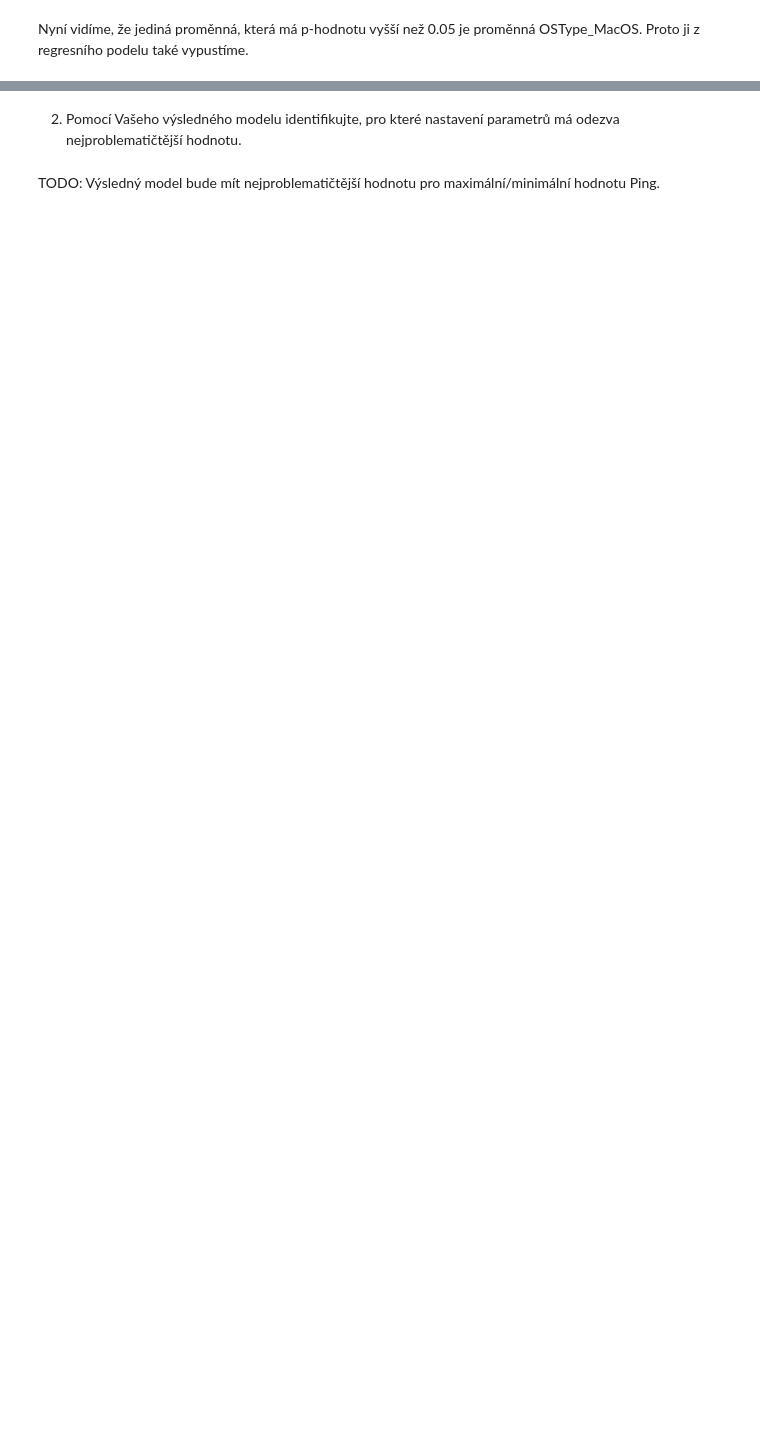
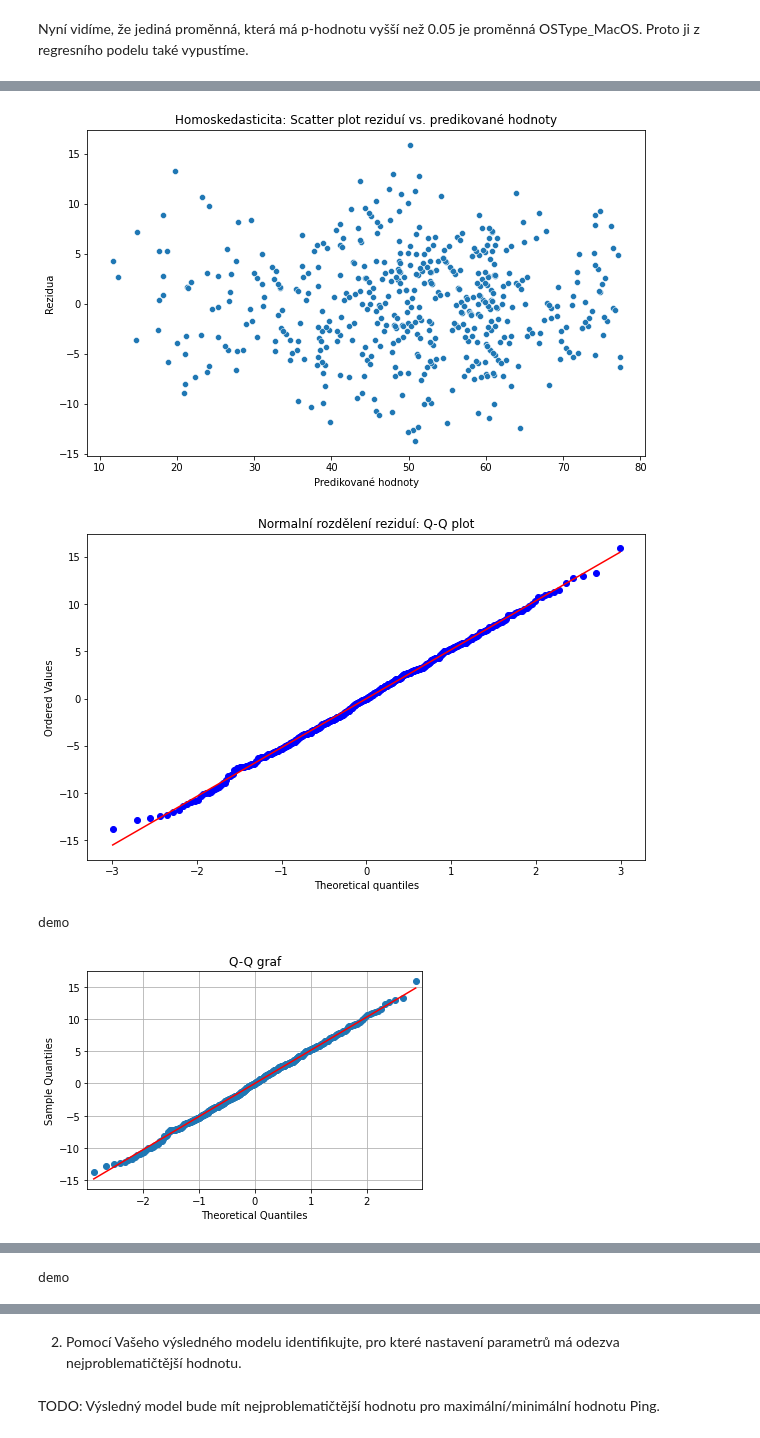
Before and after one commit to svobodovaLucie/MSP-project2, a Jupyter notebook: Svobodova_MSP_2-projekt.ipynb, the cells around one changed output, grey strips where cells are left out. Cells and saved outputs as stored; diff of their text form; code cells hidden in the pictures; blank space fills up the shorter version.

```diff
--- a/Svobodova_MSP_2-projekt.ipynb
+++ b/Svobodova_MSP_2-projekt.ipynb
@@ -560,0 +1038,66 @@ $Ping = 0.0099*ActiveUsers + 34.2568*InteractingPct + 7.3575*OSType\_Windows - 0
+# %%
+# Předpokládám, že máte již vytvořený model 'results'
+
+# Diagnostika reziduí
+residuals = results.resid
+
+# 1. Homoskedasticita
+plt.figure(figsize=(10, 6))
+sns.scatterplot(x=results.fittedvalues, y=residuals)
+plt.title('Homoskedasticita: Scatter plot reziduí vs. predikované hodnoty')
+plt.xlabel('Predikované hodnoty')
+plt.ylabel('Rezidua')
+plt.show()
+
+# 2. Normální rozdělení reziduí
+plt.figure(figsize=(10, 6))
+stats.probplot(residuals, plot=plt, fit=True)
+plt.title('Normalní rozdělení reziduí: Q-Q plot')
+plt.show()
+
+print("demo")
+qqplot(results.resid, line='s')
+plt.title('Q-Q graf')
+plt.grid(True)
+plt.show()
+
+# 3. Nezávislost reziduí
+plt.figure(figsize=(10, 6))
+plt.scatter(df.index, residuals, marker='o')
+plt.title('Nezávislost reziduí: Graf reziduí vs. pořadí pozorování')
+plt.xlabel('Pořadí pozorování')
+plt.ylabel('Rezidua')
+plt.show()
+
+print("demo")
+#res vs fit
+plt.scatter(results.fittedvalues, results.resid)
+plt.axhline(y=0, color='r', linestyle='-')
+plt.grid(True)
+plt.xlabel('Predikované hodnoty')
+plt.ylabel('Rezidua')
+plt.title('Rezidua vs Predikované hodnoty')
+plt.show()
+
+# res vs order
+plt.scatter(range(len(results.resid)), results.resid, alpha=0.5)
+plt.axhline(y=0, color='r', linestyle='-')
+plt.grid(True)
+plt.title("Rezidua vs Pořadí")
+plt.xlabel("Pořadí")
+plt.ylabel("Rezidua")
+plt.show()
+
+
+
+# 4. Testování multikolinearity
+# Kontrola korelační matice
+correlation_matrix = df.corr()
+sns.heatmap(correlation_matrix, annot=True, cmap='coolwarm', fmt='.2f')
+plt.title('Korelační matice')
+plt.show()
+# %% [output]
+[figure, added]
+[figure, added]
+demo
+[figure, added]
@@ -560,0 +1105 @@ $Ping = 0.0099*ActiveUsers + 34.2568*InteractingPct + 7.3575*OSType\_Windows - 0
+demo
```
Also changed, not shown: parts of 28 cells of this notebook.
